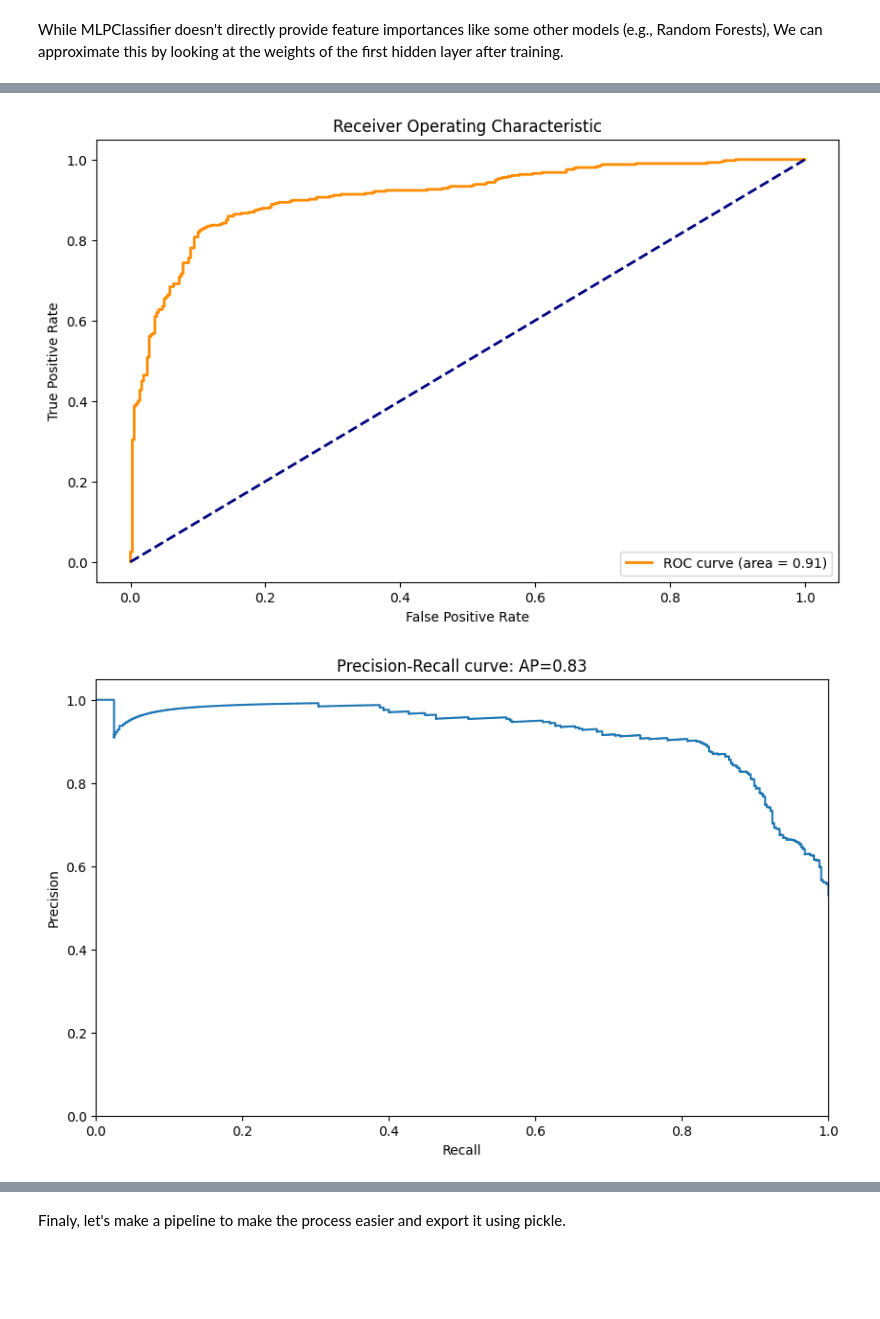
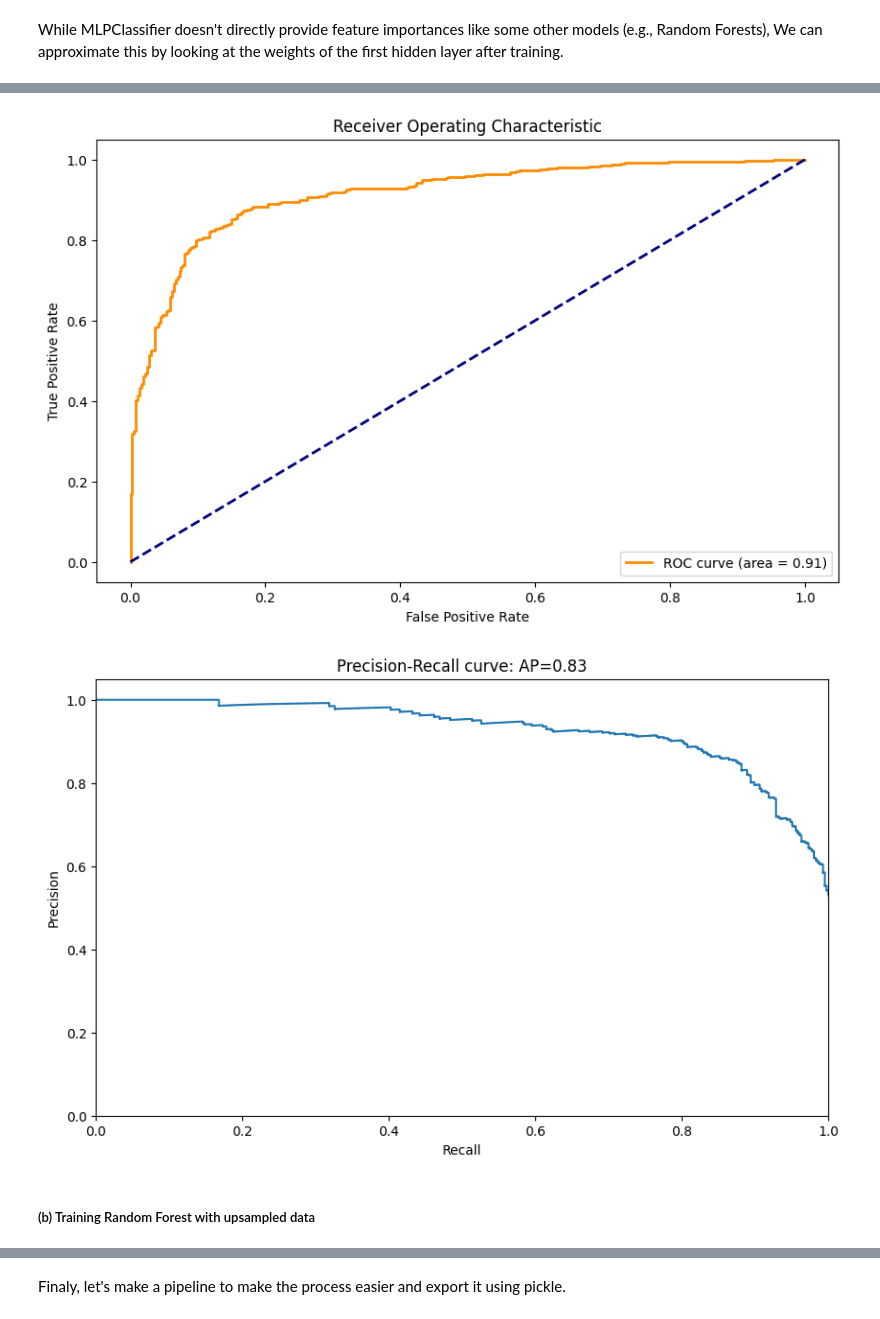
Before and after one commit to Saru99034/Python-Project-A4-DIA, a Jupyter notebook: Python Project Sarujan DENSON - Ahmed MAALOUL - Martin PUJOL.ipynb, the cells around one changed output, grey strips where cells are left out. Cells and saved outputs as stored; diff of their text form; code cells hidden in the pictures; blank space fills up the shorter version.

```diff
--- a/Python Project Sarujan DENSON - Ahmed MAALOUL - Martin PUJOL.ipynb
+++ b/Python Project Sarujan DENSON - Ahmed MAALOUL - Martin PUJOL.ipynb
@@ -324,10 +325,10 @@ cleaned_dataset_majority_downsampled = resample(cleaned_dataset_majority,
                                  random_state=123) # reproducible results
 
 # Combine minority class with downsampled majority class
-cleaned_dataset_balanced = pd.concat([cleaned_dataset_majority_downsampled, cleaned_dataset_minority])
+cleaned_dataset_balanced_downsampled = pd.concat([cleaned_dataset_majority_downsampled, cleaned_dataset_minority])
 
 # Display new class counts
-cleaned_dataset_balanced['Revenue'].value_counts()
+cleaned_dataset_balanced_downsampled['Revenue'].value_counts()
 # %% [output]
 Revenue
 0    1908
@@ -461,14 +524,7 @@ plt.show()
 from sklearn.neural_network import MLPClassifier
 
 #First let's define the model
-mlp = MLPClassifier(max_iter= 1000)
-
-param_grid_mlp = {
-    'hidden_layer_sizes': [(10,30,10), (10,10), (20,)],
-    'activation': ['tanh', 'relu'],
-    'alpha': [0.0001, 0.05],
-    'learning_rate': ['constant','adaptive'],
-}
+mlp_ds = MLPClassifier(max_iter= 1000)
 
 param_grid_mlp = {
     'hidden_layer_sizes': [(20,20), (10,10), (20,), (10,)],
@@ -476,14 +532,14 @@ param_grid_mlp = {
 }
 
 # We use grid search to find the best hyperparameters
-mlp_grid_search = GridSearchCV(mlp, param_grid_mlp, cv=5, scoring='accuracy')
-mlp_grid_search.fit(X_train, Y_train)
+mlp_grid_search_ds = GridSearchCV(mlp_ds, param_grid_mlp, cv=5, scoring='accuracy')
+mlp_grid_search_ds.fit(X_train_ds, Y_train_ds)
 
 # Show the best hyperparameters
-print("The best parameters are :", mlp_grid_search.best_params_)
+print("The best parameters are :", mlp_grid_search_ds.best_params_)
 
 # Use the best model to make predictions on the test data
-mlp_predictions = mlp_grid_search.predict(X_test)
+mlp_predictions_ds = mlp_grid_search_ds.predict(X_test_ds)
 
-print("Classification Report:\n", classification_report(Y_test, mlp_predictions))
+print("Classification Report:\n", classification_report(Y_test_ds, mlp_predictions_ds))
 # %% [output]
@@ -561,25 +694,24 @@ from sklearn.ensemble import RandomForestClassifier
 from sklearn.metrics import classification_report
 
 # Create a random forest classifier with 100 trees
-rfc = RandomForestClassifier()
+rfc_ds = RandomForestClassifier()
 
 # Définir la grille des hyperparamètres à explorer
 param_grid_rfc = {
     'n_estimators': [30, 50, 100, 200],
     'max_depth': [2, 5, 10, 20],
     'min_samples_split': [2, 10],
-    #'min_samples_leaf': [1, 5, 10]
 }
 # Utiliser GridSearchCV pour trouver la meilleure combinaison d'hyperparamètres
-grid_search_rfc = GridSearchCV(rfc, param_grid_rfc, cv=5, scoring='accuracy')
-grid_search_rfc.fit(X_train, Y_train)
+grid_search_rfc_ds = GridSearchCV(rfc_ds, param_grid_rfc, cv=5, scoring='accuracy')
+grid_search_rfc_ds.fit(X_train_ds, Y_train_ds)
 
 # Afficher les meilleurs hyperparamètres
-print("Meilleurs hyperparamètres:", grid_search_rfc.best_params_)
+print("Meilleurs hyperparamètres:", grid_search_rfc_ds.best_params_)
 
 # Utiliser le modèle avec les meilleurs hyperparamètres pour faire des prédictions
-rfc_predictions = grid_search_rfc.predict(X_test)
+rfc_predictions_ds = grid_search_rfc_ds.predict(X_test_ds)
 
 # Afficher le rapport de classification
-print("Classification Report:\n", classification_report(Y_test, rfc_predictions))
+print("Classification Report:\n", classification_report(Y_test_ds, rfc_predictions_ds))
 # %% [output]
@@ -606,11 +738,11 @@ plt.show()
 # %%
 from sklearn.metrics import roc_curve, auc
 
-fpr, tpr, thresholds = roc_curve(Y_test, grid_search_rfc.predict_proba(X_test)[:,1])
-roc_auc = auc(fpr, tpr)
+fpr_rfc_ds, tpr_rfc_ds, thresholds = roc_curve(Y_test_ds, grid_search_rfc_ds.predict_proba(X_test_ds)[:,1])
+roc_auc_rfc_ds = auc(fpr_rfc_ds, tpr_rfc_ds)
 
 plt.figure(figsize=(10,6))
-plt.plot(fpr, tpr, color='darkorange', lw=2, label='ROC curve (area = %0.2f)' % roc_auc)
+plt.plot(fpr_rfc_ds, tpr_rfc_ds, color='darkorange', lw=2, label='ROC curve (area = %0.2f)' % roc_auc_rfc_ds)
 plt.plot([0, 1], [0, 1], color='navy', lw=2, linestyle='--')
 plt.xlabel('False Positive Rate')
 plt.ylabel('True Positive Rate')
@@ -618,21 +750,20 @@ plt.title('Receiver Operating Characteristic')
 plt.legend(loc="lower right")
 plt.show()
 # %% [output]
-[figure, old version]
+[figure, new version]
 # %%
-from sklearn.metrics import precision_recall_curve
-from sklearn.metrics import average_precision_score
-
-precision, recall, _ = precision_recall_curve(Y_test, grid_search_rfc.predict_proba(X_test)[:,1])
-average_precision = average_precision_score(Y_test, rfc_predictions)
+precision, recall, _ = precision_recall_curve(Y_test_ds, grid_search_rfc_ds.predict_proba(X_test_ds)[:,1])
+average_precision = average_precision_score(Y_test_ds, rfc_predictions_ds)
 
 plt.figure(figsize=(10,6))
 plt.step(recall, precision, where='post')
 plt.xlabel('Recall')
 plt.ylabel('Precision')
 plt.ylim([0.0, 1.05])
 plt.xlim([0.0, 1.0])
 plt.title('Precision-Recall curve: AP={0:0.2f}'.format(average_precision))
 plt.show()
 # %% [output]
-[figure, old version]
+[figure, new version]
+# %% [markdown]
+##### (b) Training Random Forest with upsampled data
```
Also changed, not shown: parts of 42 cells of this notebook, 1 other file.
